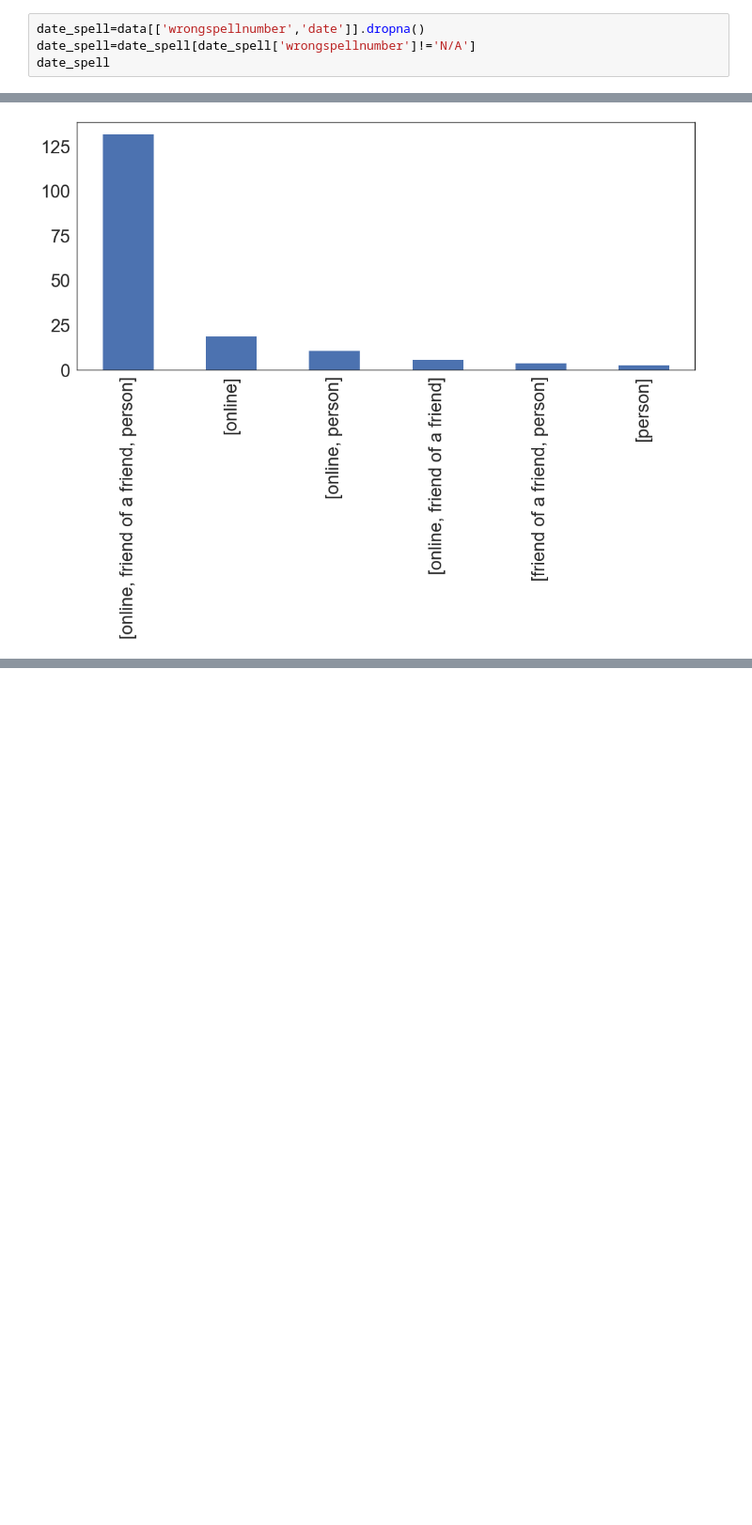
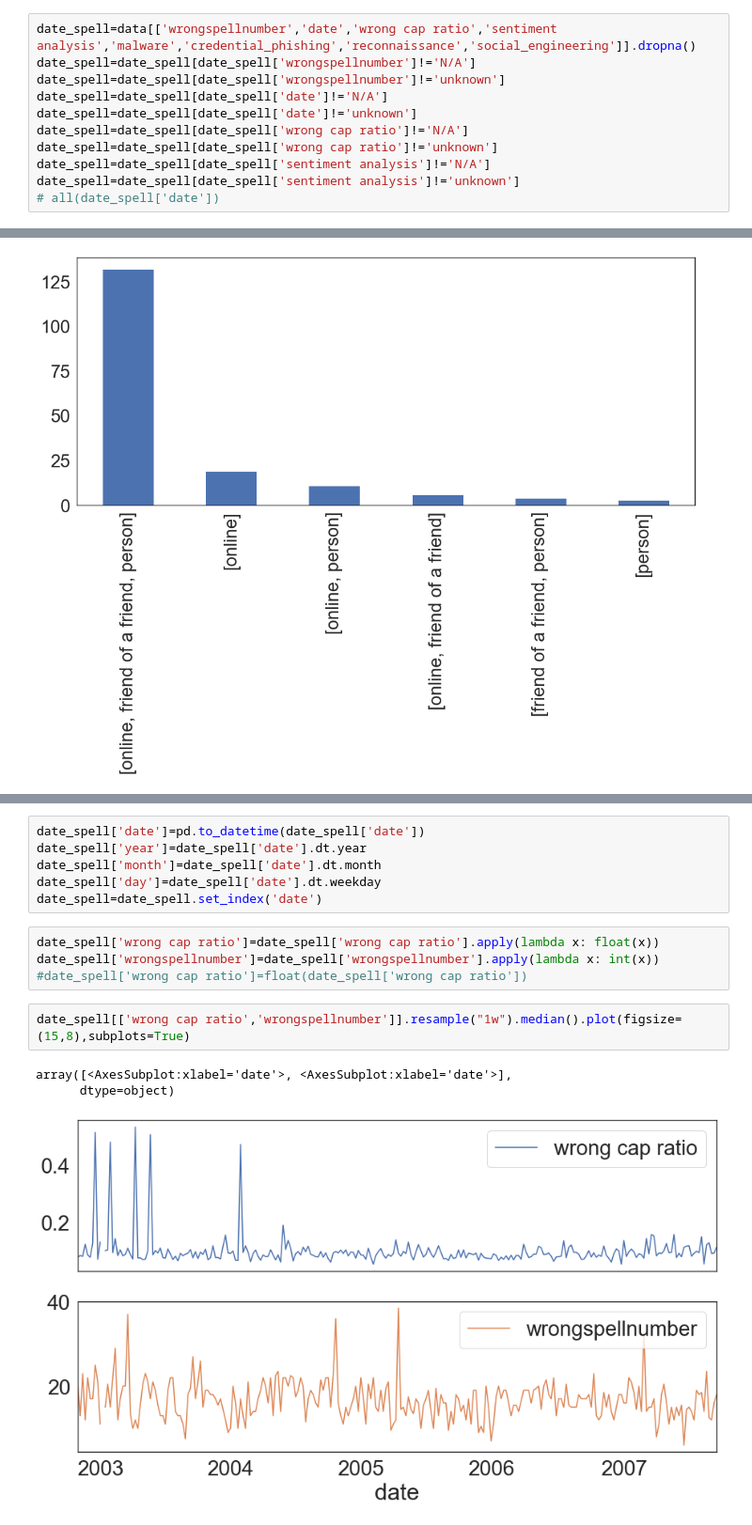
Before and after one commit to Anthonyive/DSCI-550-Assignment-1, a Jupyter notebook: visualizations/visualization.ipynb, the cells around one changed output, grey strips where cells are left out. Shown at 94% size. Drawn from its saved outputs; the diff is of its cells as text; blank space fills up the shorter version.

Commit message:
update visualization

```diff
--- a/visualizations/visualization.ipynb
+++ b/visualizations/visualization.ipynb
@@ -89,6 +88,13 @@ o=sns.distplot(ht,color='#686868')
 # %% [output]
 [figure]
 # %%
-date_spell=data[['wrongspellnumber','date']].dropna()
+date_spell=data[['wrongspellnumber','date','wrong cap ratio','sentiment analysis','malware','credential_phishing','reconnaissance','social_engineering']].dropna()
 date_spell=date_spell[date_spell['wrongspellnumber']!='N/A']
-date_spell
+date_spell=date_spell[date_spell['wrongspellnumber']!='unknown']
+date_spell=date_spell[date_spell['date']!='N/A']
+date_spell=date_spell[date_spell['date']!='unknown']
+date_spell=date_spell[date_spell['wrong cap ratio']!='N/A']
+date_spell=date_spell[date_spell['wrong cap ratio']!='unknown']
+date_spell=date_spell[date_spell['sentiment analysis']!='N/A']
+date_spell=date_spell[date_spell['sentiment analysis']!='unknown']
+# all(date_spell['date'])
@@ -200,0 +212,16 @@ df['attacker relationship'].value_counts().plot(kind='bar')
+# %%
+date_spell['date']=pd.to_datetime(date_spell['date'])
+date_spell['year']=date_spell['date'].dt.year
+date_spell['month']=date_spell['date'].dt.month
+date_spell['day']=date_spell['date'].dt.weekday
+date_spell=date_spell.set_index('date')
+# %%
+date_spell['wrong cap ratio']=date_spell['wrong cap ratio'].apply(lambda x: float(x))
+date_spell['wrongspellnumber']=date_spell['wrongspellnumber'].apply(lambda x: int(x))
+#date_spell['wrong cap ratio']=float(date_spell['wrong cap ratio'])
+# %%
+date_spell[['wrong cap ratio','wrongspellnumber']].resample("1w").median().plot(figsize=(15,8),subplots=True)
+# %% [output]
+array([<AxesSubplot:xlabel='date'>, <AxesSubplot:xlabel='date'>],
+      dtype=object)
+[figure, added]
```
Also changed, not shown: parts of 15 cells of this notebook.
